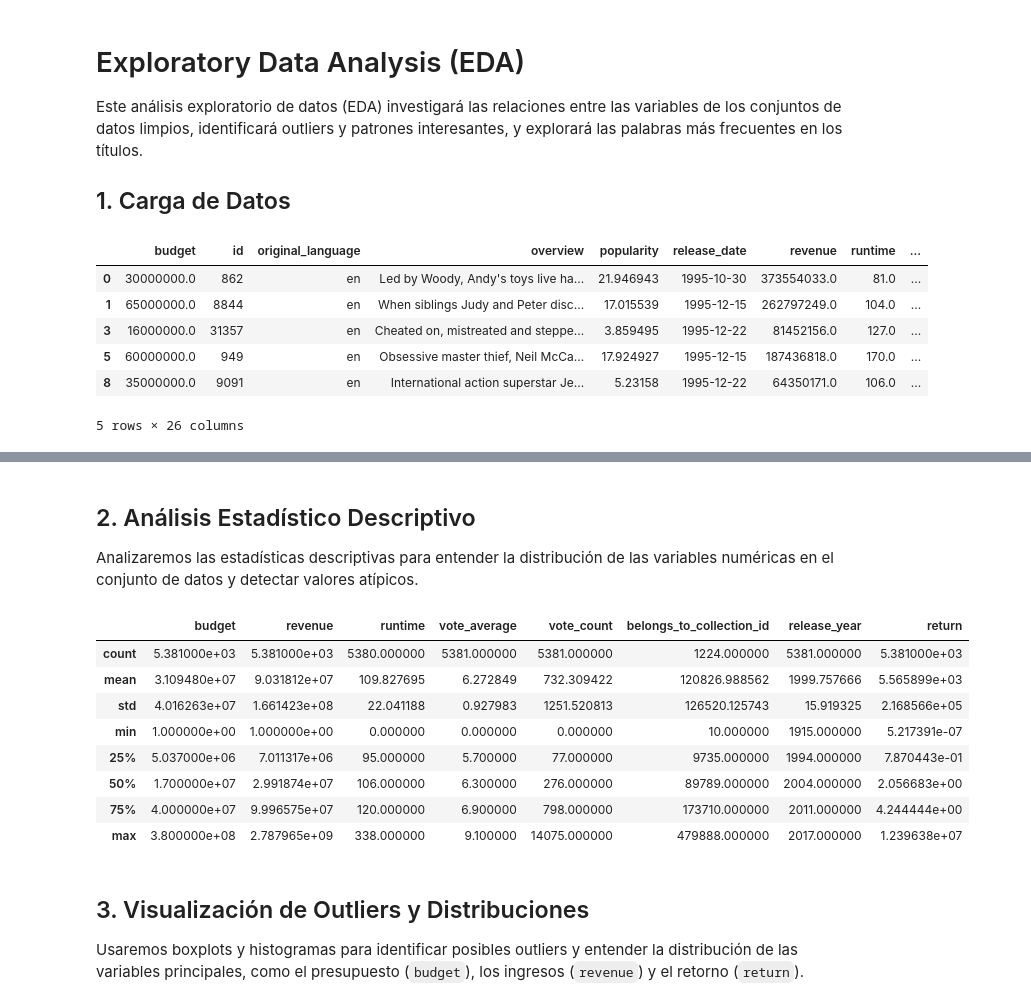
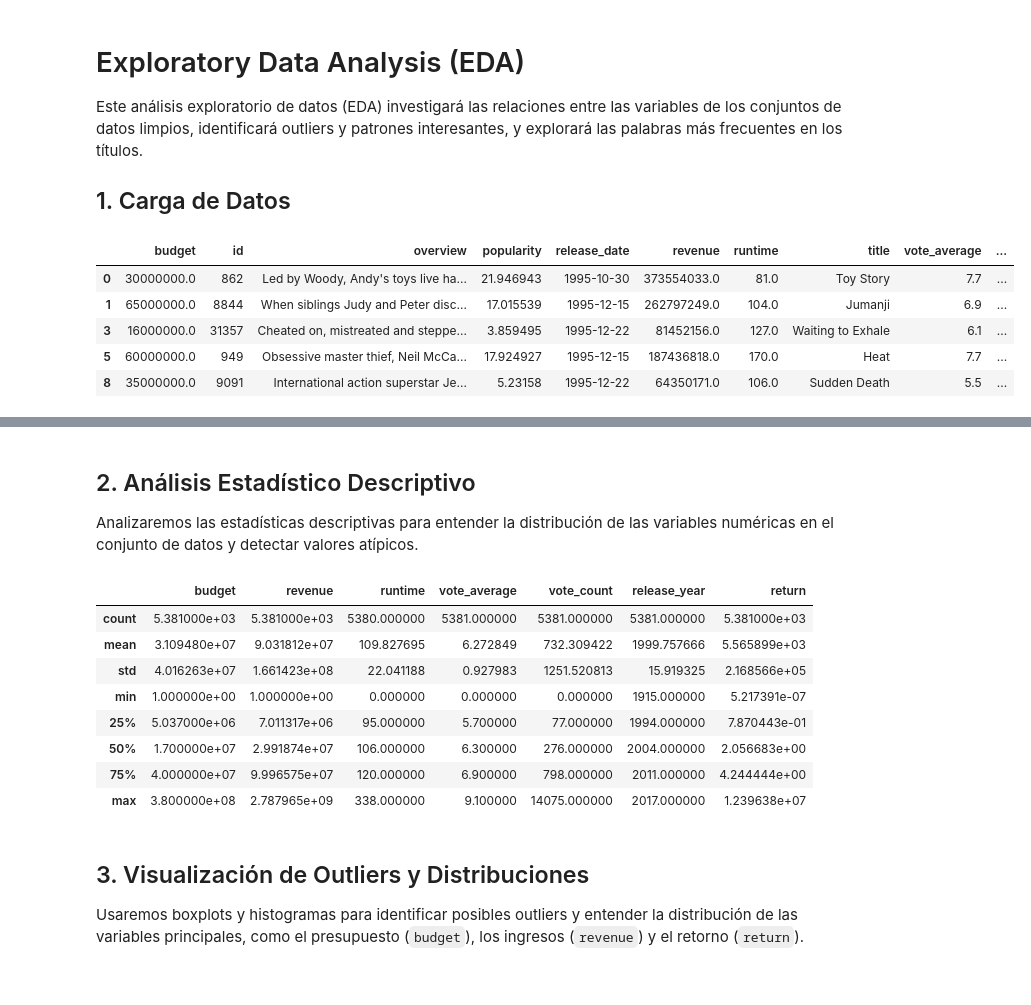
Before and after one commit to JoseLaraH/PI-NOV, a Jupyter notebook: EDA.ipynb, the cells around one changed output, grey strips where cells are left out. Saved outputs shown, nothing was run; the diff lists cells and outputs as text; code cells hidden in the pictures.

```diff
--- a/EDA.ipynb
+++ b/EDA.ipynb
@@ -7,29 +7,28 @@ Este análisis exploratorio de datos (EDA) investigará las relaciones entre las
 # %%
 # Importar las librerías necesarias
 import pandas as pd
 import numpy as np
 import matplotlib.pyplot as plt
 import seaborn as sns
 from wordcloud import WordCloud
 
 # Configurar estilo de gráficos
 sns.set(style="whitegrid")
 
 # Cargar los datos
-movies_df = pd.read_csv('final_data/final_movies.csv')
-credits_df = pd.read_csv('final_data/final_credits.csv')
+movies_df = pd.read_csv('final_data/optimized_movies.csv')
+credits_df = pd.read_csv('final_data/optimized_credits.csv')
 
 # Filtrar para que solo queden las filas con `return` mayor a 0
 movies_df = movies_df[movies_df['return'] > 0]
 
 # Vista rápida de los datos filtrados
 display(movies_df.head())
 display(credits_df.head())
 # %% [output]
-|  | budget | id | original_language | overview | popularity | release_date | revenue | runtime | ... |
-| 0 | 30000000.0 | 862 | en | Led by Woody, Andy's toys live ha... | 21.946943 | 1995-10-30 | 373554033.0 | 81.0 | ... |
-| 1 | 65000000.0 | 8844 | en | When siblings Judy and Peter disc... | 17.015539 | 1995-12-15 | 262797249.0 | 104.0 | ... |
-| 3 | 16000000.0 | 31357 | en | Cheated on, mistreated and steppe... | 3.859495 | 1995-12-22 | 81452156.0 | 127.0 | ... |
-| 5 | 60000000.0 | 949 | en | Obsessive master thief, Neil McCa... | 17.924927 | 1995-12-15 | 187436818.0 | 170.0 | ... |
-| 8 | 35000000.0 | 9091 | en | International action superstar Je... | 5.23158 | 1995-12-22 | 64350171.0 | 106.0 | ... |
+|  | budget | id | overview | popularity | release_date | revenue | runtime | title | vote_average | ... |
+| 0 | 30000000.0 | 862 | Led by Woody, Andy's toys live ha... | 21.946943 | 1995-10-30 | 373554033.0 | 81.0 | Toy Story | 7.7 | ... |
+| 1 | 65000000.0 | 8844 | When siblings Judy and Peter disc... | 17.015539 | 1995-12-15 | 262797249.0 | 104.0 | Jumanji | 6.9 | ... |
+| 3 | 16000000.0 | 31357 | Cheated on, mistreated and steppe... | 3.859495 | 1995-12-22 | 81452156.0 | 127.0 | Waiting to Exhale | 6.1 | ... |
+| 5 | 60000000.0 | 949 | Obsessive master thief, Neil McCa... | 17.924927 | 1995-12-15 | 187436818.0 | 170.0 | Heat | 7.7 | ... |
+| 8 | 35000000.0 | 9091 | International action superstar Je... | 5.23158 | 1995-12-22 | 64350171.0 | 106.0 | Sudden Death | 5.5 | ... |
-5 rows × 26 columns
@@ -47,15 +46,15 @@ Analizaremos las estadísticas descriptivas para entender la distribución de la
 # Estadísticas descriptivas del dataset de películas
 movies_df.describe()
 # %% [output]
-|  | budget | revenue | runtime | vote_average | vote_count | belongs_to_collection_id | release_year | return |
-| count | 5.381000e+03 | 5.381000e+03 | 5380.000000 | 5381.000000 | 5381.000000 | 1224.000000 | 5381.000000 | 5.381000e+03 |
-| mean | 3.109480e+07 | 9.031812e+07 | 109.827695 | 6.272849 | 732.309422 | 120826.988562 | 1999.757666 | 5.565899e+03 |
-| std | 4.016263e+07 | 1.661423e+08 | 22.041188 | 0.927983 | 1251.520813 | 126520.125743 | 15.919325 | 2.168566e+05 |
-| min | 1.000000e+00 | 1.000000e+00 | 0.000000 | 0.000000 | 0.000000 | 10.000000 | 1915.000000 | 5.217391e-07 |
-| 25% | 5.037000e+06 | 7.011317e+06 | 95.000000 | 5.700000 | 77.000000 | 9735.000000 | 1994.000000 | 7.870443e-01 |
-| 50% | 1.700000e+07 | 2.991874e+07 | 106.000000 | 6.300000 | 276.000000 | 89789.000000 | 2004.000000 | 2.056683e+00 |
-| 75% | 4.000000e+07 | 9.996575e+07 | 120.000000 | 6.900000 | 798.000000 | 173710.000000 | 2011.000000 | 4.244444e+00 |
-| max | 3.800000e+08 | 2.787965e+09 | 338.000000 | 9.100000 | 14075.000000 | 479888.000000 | 2017.000000 | 1.239638e+07 |
+|  | budget | revenue | runtime | vote_average | vote_count | release_year | return |
+| count | 5.381000e+03 | 5.381000e+03 | 5380.000000 | 5381.000000 | 5381.000000 | 5381.000000 | 5.381000e+03 |
+| mean | 3.109480e+07 | 9.031812e+07 | 109.827695 | 6.272849 | 732.309422 | 1999.757666 | 5.565899e+03 |
+| std | 4.016263e+07 | 1.661423e+08 | 22.041188 | 0.927983 | 1251.520813 | 15.919325 | 2.168566e+05 |
+| min | 1.000000e+00 | 1.000000e+00 | 0.000000 | 0.000000 | 0.000000 | 1915.000000 | 5.217391e-07 |
+| 25% | 5.037000e+06 | 7.011317e+06 | 95.000000 | 5.700000 | 77.000000 | 1994.000000 | 7.870443e-01 |
+| 50% | 1.700000e+07 | 2.991874e+07 | 106.000000 | 6.300000 | 276.000000 | 2004.000000 | 2.056683e+00 |
+| 75% | 4.000000e+07 | 9.996575e+07 | 120.000000 | 6.900000 | 798.000000 | 2011.000000 | 4.244444e+00 |
+| max | 3.800000e+08 | 2.787965e+09 | 338.000000 | 9.100000 | 14075.000000 | 2017.000000 | 1.239638e+07 |
 # %% [markdown]
 ## 3. Visualización de Outliers y Distribuciones
 
```
Also changed, not shown: parts of 3 cells of this notebook, 3 other files.
